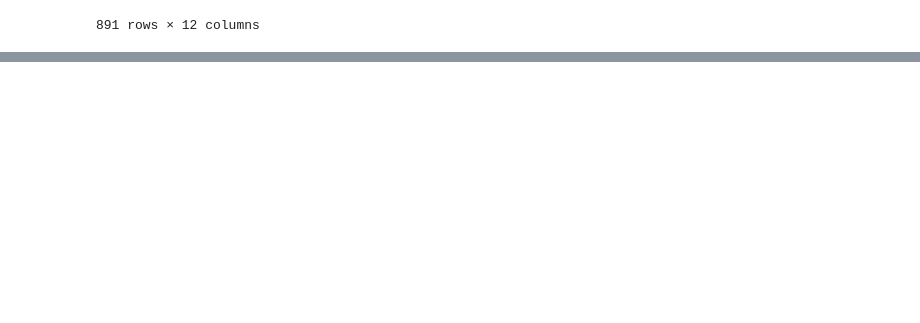
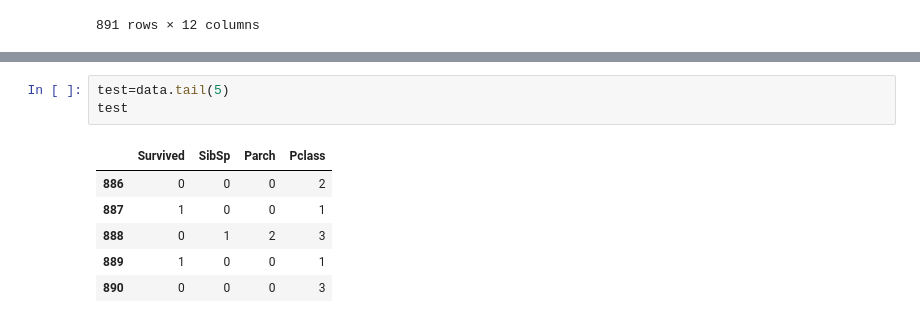
Before and after one commit to AlvaroChavarri/Practicamining3, a Jupyter notebook: LAB03-GRUPORoigChavarri/Practica1Titanic.ipynb, the cells around one changed output, grey strips where cells are left out. Saved outputs shown, nothing was run; the diff lists cells and outputs as text; blank space fills up the shorter version.

```diff
--- a/LAB03-GRUPORoigChavarri/Practica1Titanic.ipynb
+++ b/LAB03-GRUPORoigChavarri/Practica1Titanic.ipynb
@@ -24,0 +63,10 @@ data
+# %%
+test=data.tail(5)
+test
+# %% [output]
+|  | Survived | SibSp | Parch | Pclass |
+| 886 | 0 | 0 | 0 | 2 |
+| 887 | 1 | 0 | 0 | 1 |
+| 888 | 0 | 1 | 2 | 3 |
+| 889 | 1 | 0 | 0 | 1 |
+| 890 | 0 | 0 | 0 | 3 |
```
Also changed, not shown: parts of 18 cells of this notebook, 1 other file.
